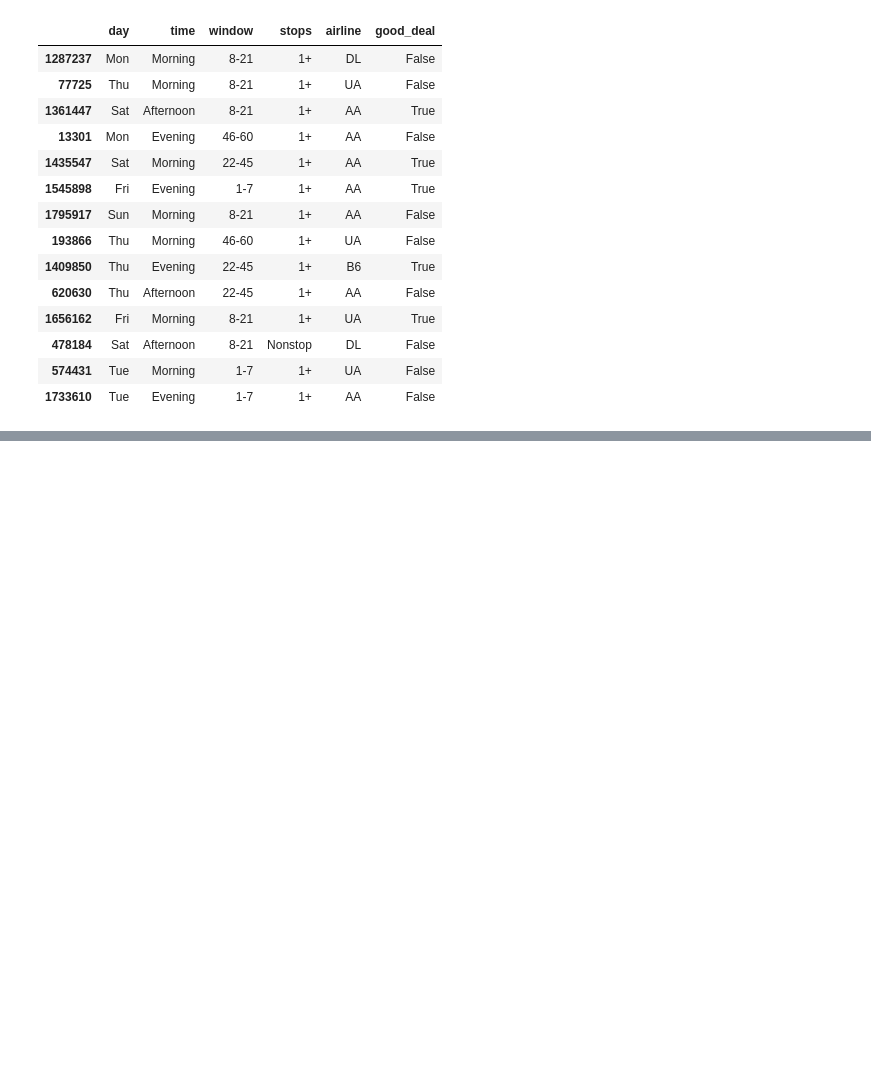
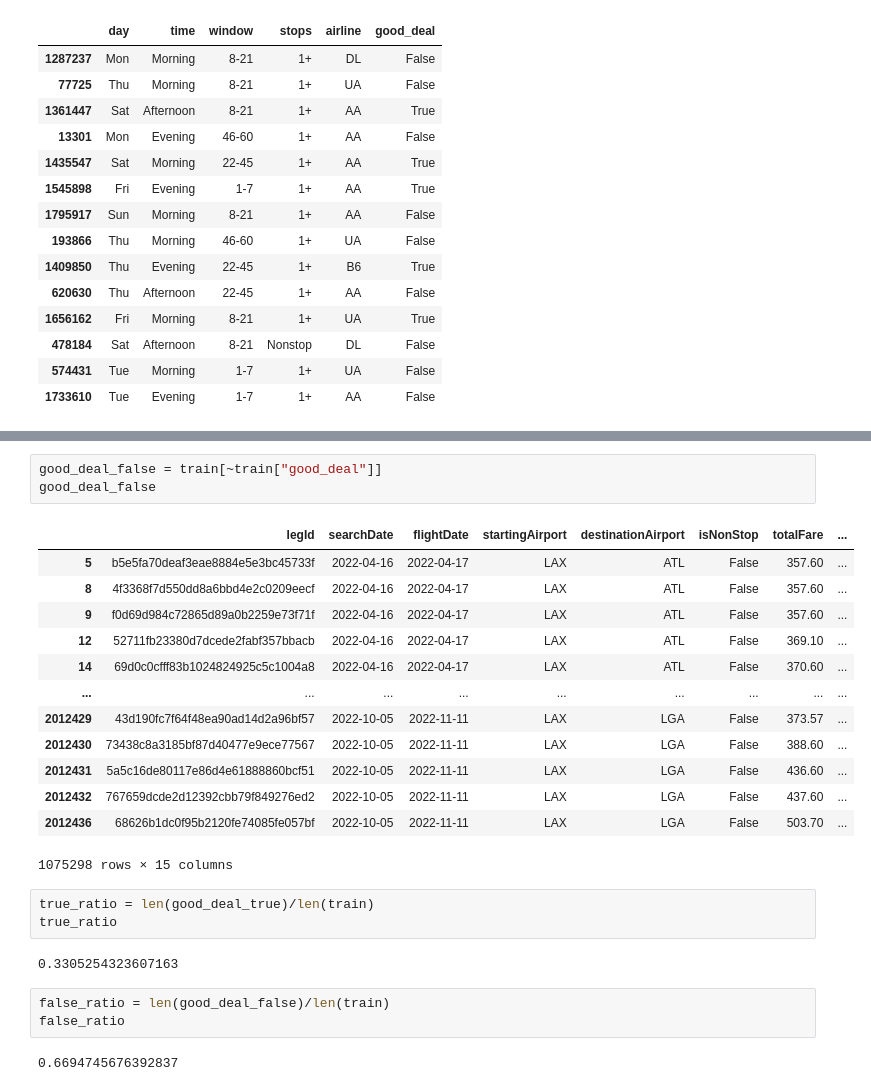
Before and after one commit to britaneydo/Flight-Cost-Predictor, a Jupyter notebook: backend/newDataset.ipynb, the cells around one changed output, grey strips where cells are left out. Cells and saved outputs as stored; diff of their text form; blank space fills up the shorter version.

```diff
--- a/backend/newDataset.ipynb
+++ b/backend/newDataset.ipynb
@@ -121,0 +158,27 @@ train[["day", "time", "window", "stops", "airline", "good_deal"]].sample(14, ran
+# %%
+good_deal_false = train[~train["good_deal"]]
+good_deal_false
+# %% [output]
+|  | legId | searchDate | flightDate | startingAirport | destinationAirport | isNonStop | totalFare | ... |
+| 5 | b5e5fa70deaf3eae8884e5e3bc45733f | 2022-04-16 | 2022-04-17 | LAX | ATL | False | 357.60 | ... |
+| 8 | 4f3368f7d550dd8a6bbd4e2c0209eecf | 2022-04-16 | 2022-04-17 | LAX | ATL | False | 357.60 | ... |
+| 9 | f0d69d984c72865d89a0b2259e73f71f | 2022-04-16 | 2022-04-17 | LAX | ATL | False | 357.60 | ... |
+| 12 | 52711fb23380d7dcede2fabf357bbacb | 2022-04-16 | 2022-04-17 | LAX | ATL | False | 369.10 | ... |
+| 14 | 69d0c0cfff83b1024824925c5c1004a8 | 2022-04-16 | 2022-04-17 | LAX | ATL | False | 370.60 | ... |
+| ... | ... | ... | ... | ... | ... | ... | ... | ... |
+| 2012429 | 43d190fc7f64f48ea90ad14d2a96bf57 | 2022-10-05 | 2022-11-11 | LAX | LGA | False | 373.57 | ... |
+| 2012430 | 73438c8a3185bf87d40477e9ece77567 | 2022-10-05 | 2022-11-11 | LAX | LGA | False | 388.60 | ... |
+| 2012431 | 5a5c16de80117e86d4e61888860bcf51 | 2022-10-05 | 2022-11-11 | LAX | LGA | False | 436.60 | ... |
+| 2012432 | 767659dcde2d12392cbb79f849276ed2 | 2022-10-05 | 2022-11-11 | LAX | LGA | False | 437.60 | ... |
+| 2012436 | 68626b1dc0f95b2120fe74085fe057bf | 2022-10-05 | 2022-11-11 | LAX | LGA | False | 503.70 | ... |
+1075298 rows × 15 columns
+# %%
+true_ratio = len(good_deal_true)/len(train)
+true_ratio
+# %% [output]
+0.3305254323607163
+# %%
+false_ratio = len(good_deal_false)/len(train)
+false_ratio
+# %% [output]
+0.6694745676392837
```
Also changed, not shown: parts of 6 cells of this notebook, 1 other file.
